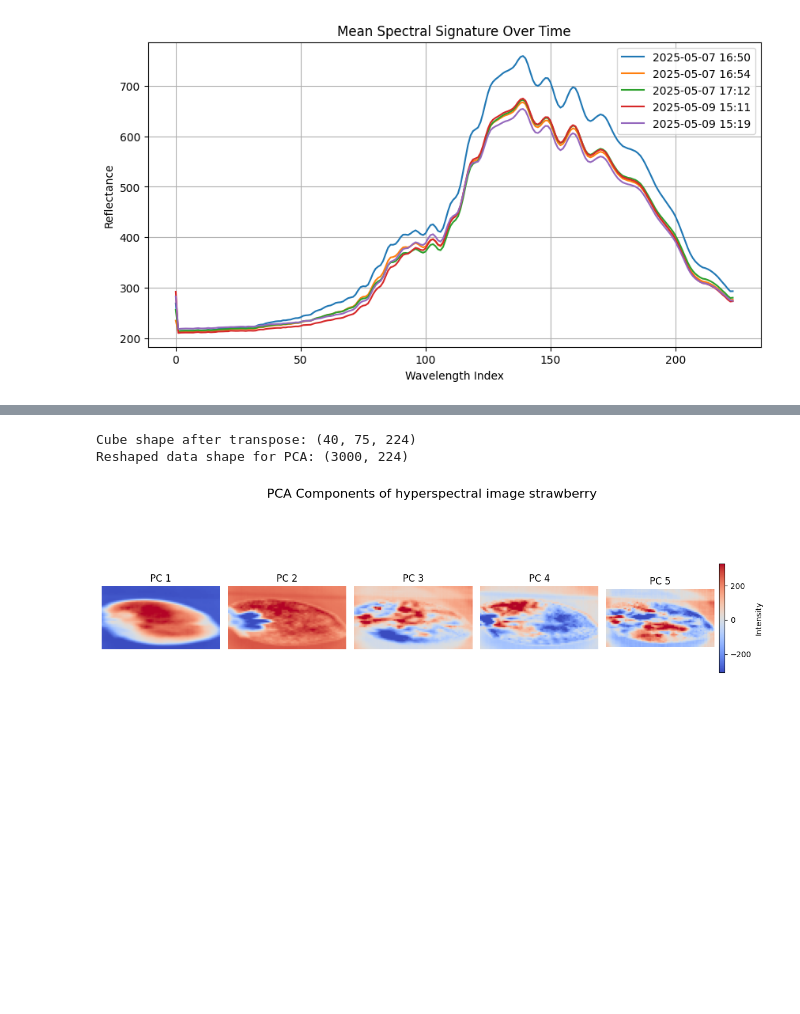
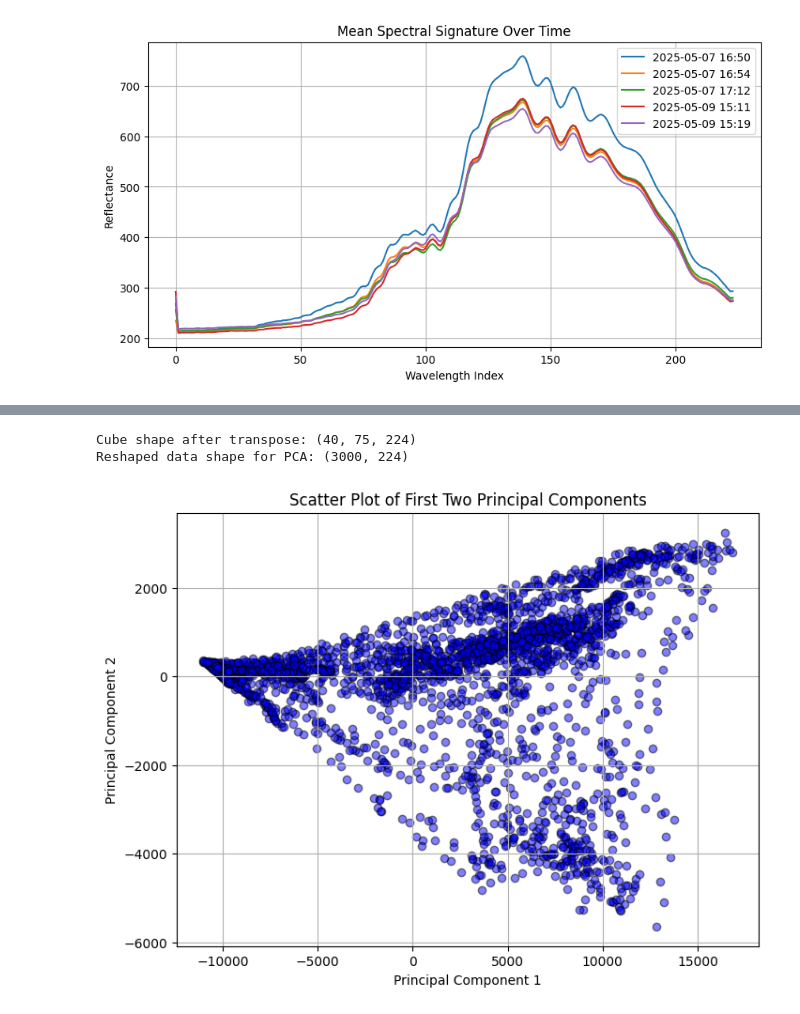
Before and after one commit to Hezengin/HSI-Sortingsystem, a Jupyter notebook: hsi_data_analysis.ipynb, the cells around one changed output, grey strips where cells are left out. Drawn from its saved outputs; the diff is of its cells as text; code cells hidden in the pictures; blank space fills up the shorter version.

```diff
--- a/hsi_data_analysis.ipynb
+++ b/hsi_data_analysis.ipynb
@@ -240,13 +258,13 @@ print(f"Red band index: {red_band_index}, Wavelength: {bands[red_band_index]} nm
 # endregion Datacube 00 - All Strawberries
 
 # region Datacube 01 - Single Strawberry
-cube = data_cubes[1]  # Use the first data cube for processing
+cube = data_cubes[3]  # Use the first data cube for processing
 
 
 # Crop the data cube and generate the RGB composite
-cropped_cube = crop_data_cube(cube)
-rgb_composite = generate_rgb_composite(cropped_cube, bands)
-red_channel_data = cropped_cube[:, red_band_index, :]
+# cropped_cube = crop_data_cube(cube)
+rgb_composite = generate_rgb_composite(cube, bands)
+red_channel_data = cube[:, red_band_index, :]
 
 # plot the RGB composite image
 plt.imshow(rgb_composite)
@@ -267,8 +285,8 @@ green_band_index = np.argmin(np.abs(bands - np.mean(green_range)))
 blue_band_index = np.argmin(np.abs(bands - np.mean(blue_range)))
 
 # Extract data for each band
-green_channel_data = cropped_cube[:, green_band_index, :]
-blue_channel_data = cropped_cube[:, blue_band_index, :]
+green_channel_data = cube[:, green_band_index, :]
+blue_channel_data = cube[:, blue_band_index, :]
 
 # Plot the Red, Green, and Blue band images
 plt.figure(figsize=(15, 5))
@@ -352,7 +370,7 @@ from sklearn.decomposition import PCA
 import os
 
 # === Load the Hyperspectral Data Cube ===
-hsi_data = cropped_cube
+hsi_data = cube
 
 
 # === Reshape the Cube to 2D (pixels x bands) ===
@@ -462,60 +480,41 @@ reshaped_data = reshaped_data.astype(np.float64)
 # === Normalize the Data ===
 reshaped_data -= np.mean(reshaped_data, axis=0)
 
+
 # === PCA Variance Analysis ===
-pca = PCA(n_components=num_components)
+n_components = 5  # Set the number of components you want to keep
+pca = PCA(n_components=n_components)
 pca_result = pca.fit_transform(reshaped_data)  # (pixels, components)
 
-# === Reshape Back to Image Format (height, width, components) ===
-pca_image = pca_result.T.reshape(num_components, h, w).transpose(1, 2, 0)
-
-
-# Reshape each principal component for display
-pc_images = []
-height, width = cube.shape[:2]
-for i in range(n_components):  # Loop over the first 3 principal components
-    pc_image = principal_components[:, i].reshape(height, width)
-    pc_images.append(pc_image)
-
-# == Display PCA Components with Percentile Clipping ==
-plt.figure(figsize=(12, 8))
-for i in range(num_components):
-    pc = pca_image[:, :, i]
-
-    # Apply percentile-based clipping
-    percentiles = (2, 98)
-    vmin, vmax = np.percentile(pc, percentiles)
-
-    plt.subplot(2, 5, i + 1)
-    plt.imshow(pc, cmap='coolwarm', vmin=vmin, vmax=vmax)
-    plt.title(f'PC {i + 1}')
-    plt.axis('off')
-# plt.tight_layout()
-plt.suptitle('PCA Components of hyperspectral image strawberry', fontsize=16)
-plt.colorbar(label='Intensity', ax=plt.gca(), orientation='vertical', fraction=0.046, pad=0.04)
-plt.tight_layout(pad=1.0)  # Smaller pad = tighter spacing
+# Scatter plot of the first two principal components
+plt.figure(figsize=(8, 6))
+plt.scatter(pca_result[:, 0], pca_result[:, 1], alpha=0.5, c='blue', edgecolors='k')
+plt.title('Scatter Plot of First Two Principal Components')
+plt.xlabel('Principal Component 1')
+plt.ylabel('Principal Component 2')
+plt.grid(True)
 plt.show()
 
 
 # # # === K-Means Clustering ===
 # from sklearn.cluster import KMeans
 # # Define the number of clusters
 # num_clusters = 5  # Adjust as needed
 # kmeans = KMeans(n_clusters=num_clusters, random_state=42)
 # # Fit the KMeans model
 # kmeans.fit(principal_components)
 # # Get the cluster labels
 # labels = kmeans.labels_
 # # Reshape labels back to the original image shape
 # labels_image = labels.reshape(cube.shape[0], cube.shape[1])
 # # Plot the clustered image
 # plt.figure(figsize=(10, 10))
 # plt.imshow(labels_image, cmap='jet', interpolation='nearest')
 # # plt.title(f'K-Means Clustering (k={num_clusters})')
 # plt.axis('off')
 # # plt.colorbar(label='Cluster Label')
 # plt.show()
 # %% [output]
 Cube shape after transpose: (40, 75, 224)
 Reshaped data shape for PCA: (3000, 224)
-[figure, old version]
+[figure, new version]
```
Also changed, not shown: parts of 7 cells of this notebook.
